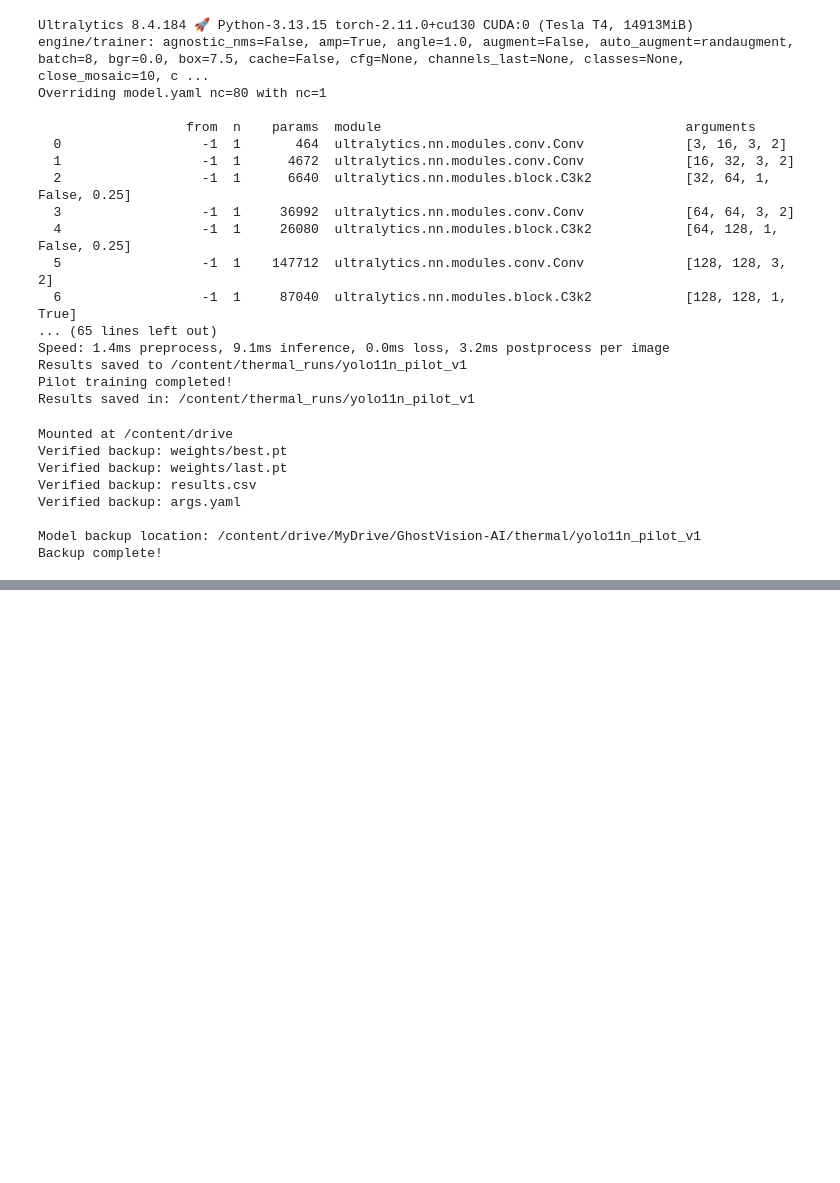
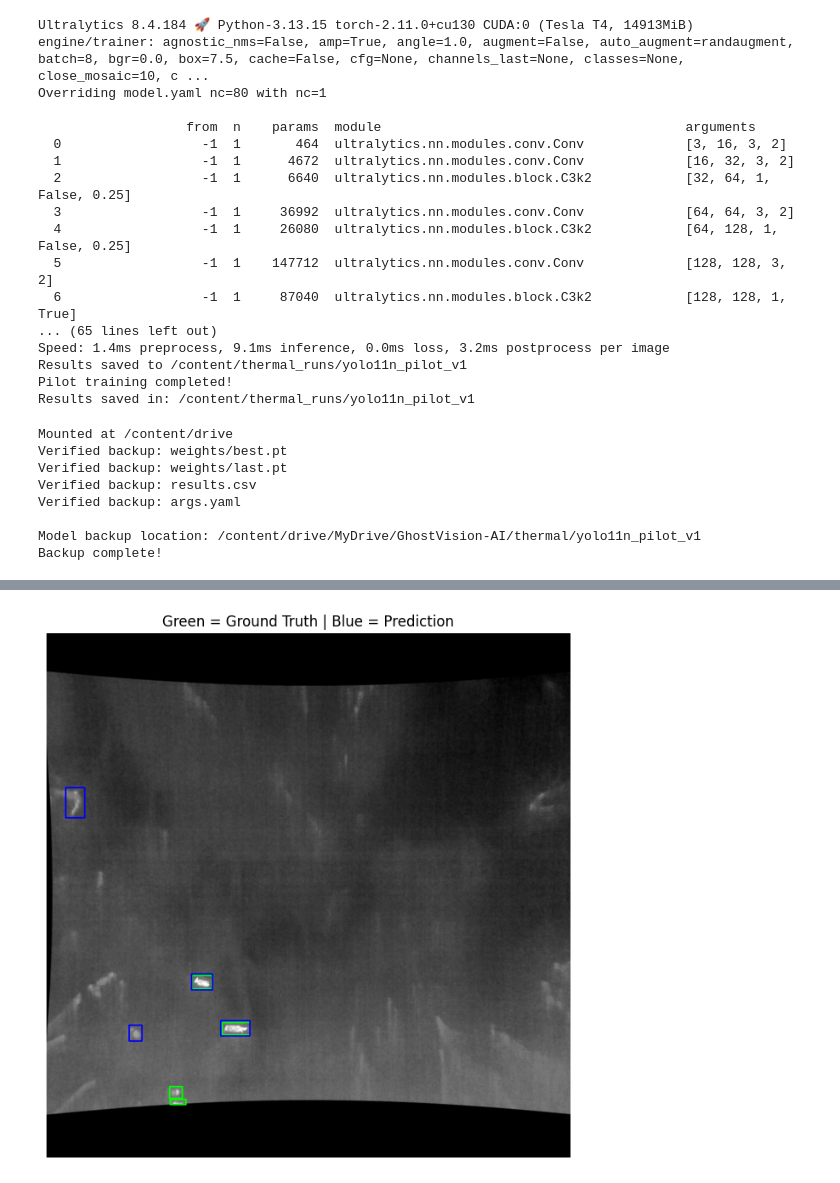
Before and after one commit to ReetomGogoi/GhostVision-AI, a Jupyter notebook: GhostVision_Thermal_Nikhil.ipynb, the cells around one changed output, grey strips where cells are left out. Drawn from its saved outputs; the diff is of its cells as text; code cells hidden in the pictures; blank space fills up the shorter version.

```diff
--- a/GhostVision_Thermal_Nikhil.ipynb
+++ b/GhostVision_Thermal_Nikhil.ipynb
@@ -625,0 +687,80 @@ Backup complete!
+# %%
+
+import cv2
+import matplotlib.pyplot as plt
+from pathlib import Path
+from ultralytics import YOLO
+
+# Use the same image from Step 15
+image_path = Path(
+    "/content/thermal_data/pilot/valid/images/"
+    "147_10075_jpg.rf.7430b3c9873b9dde91c90f73a7cad9de.jpg"
+)
+
+model_path = (
+    "/content/drive/MyDrive/GhostVision-AI/"
+    "thermal/yolo11n_pilot_v1/weights/best.pt"
+)
+
+model = YOLO(model_path)
+img = cv2.imread(str(image_path))
+
+assert img is not None, "Image not found"
+
+height, width = img.shape[:2]
+
+# Ground-truth bounding boxes (green)
+label_path = (
+    Path("/content/thermal_data/pilot/valid/labels")
+    / (image_path.stem + ".txt")
+)
+
+gt_count = 0
+
+for line in label_path.read_text().splitlines():
+    cls, x, y, w, h = map(float, line.split())
+
+    x1 = int((x - w / 2) * width)
+    y1 = int((y - h / 2) * height)
+    x2 = int((x + w / 2) * width)
+    y2 = int((y + h / 2) * height)
+
+    cv2.rectangle(
+        img, (x1, y1), (x2, y2),
+        (0, 255, 0), 2
+    )
+    gt_count += 1
+
+# Model predictions (blue)
+results = model.predict(
+    source=str(image_path),
+    imgsz=640,
+    conf=0.25,
+    device=0,
+    verbose=False
+)
+
+pred_count = 0
+
+for box in results[0].boxes:
+    x1, y1, x2, y2 = map(
+        int, box.xyxy[0].tolist()
+    )
+
+    cv2.rectangle(
+        img, (x1, y1), (x2, y2),
+        (255, 0, 0), 2
+    )
+    pred_count += 1
+
+print("Ground-truth animals:", gt_count)
+print("Predicted animals:", pred_count)
+
+plt.figure(figsize=(10, 8))
+plt.imshow(cv2.cvtColor(img, cv2.COLOR_BGR2RGB))
+plt.title(
+    "Green = Ground Truth | Blue = Prediction"
+)
+plt.axis("off")
+plt.show()
+# %% [output]
@@ -625,0 +769 @@ Backup complete!
+[figure, added]
```
Also changed, not shown: parts of 4 cells of this notebook.
